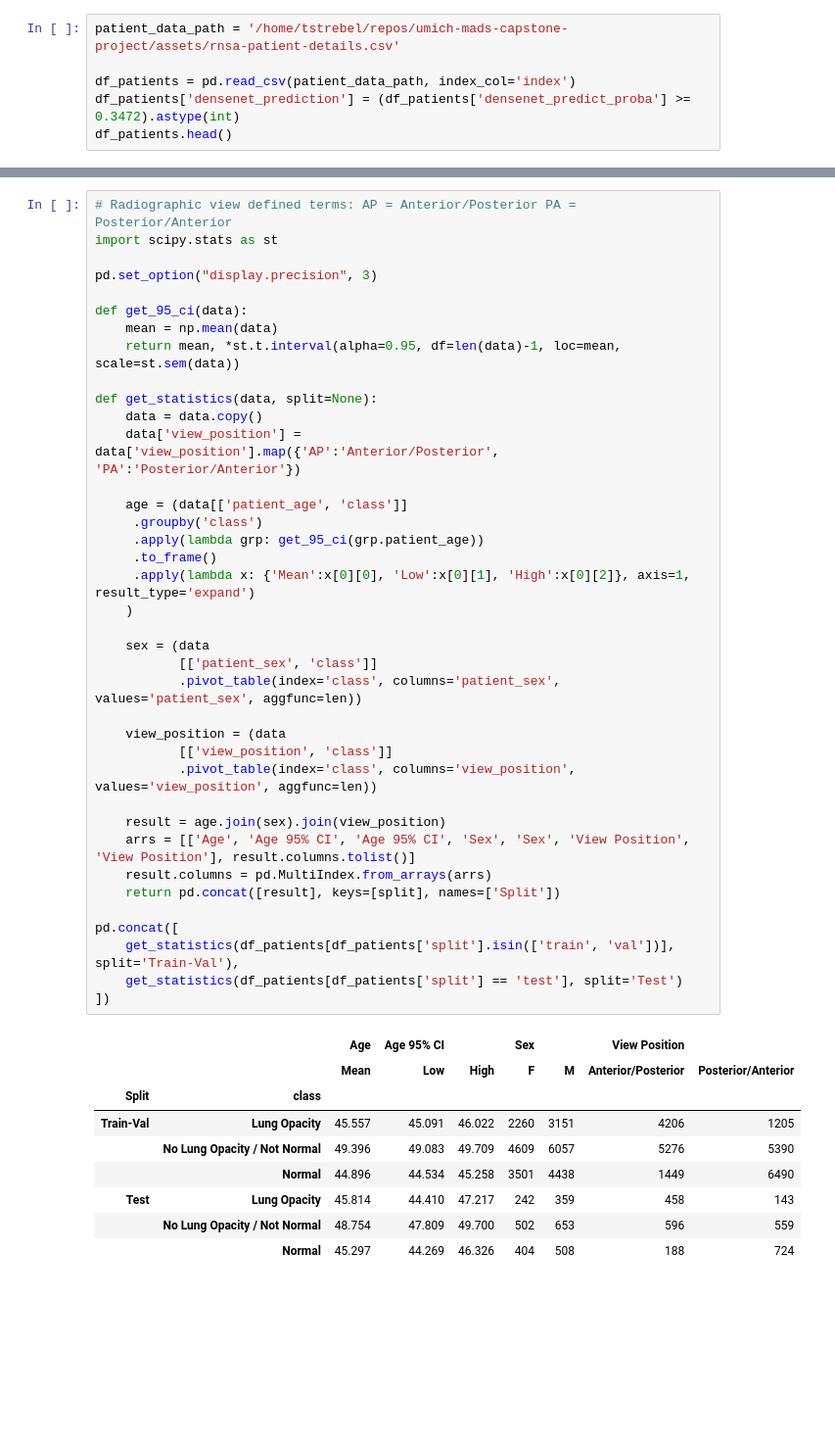
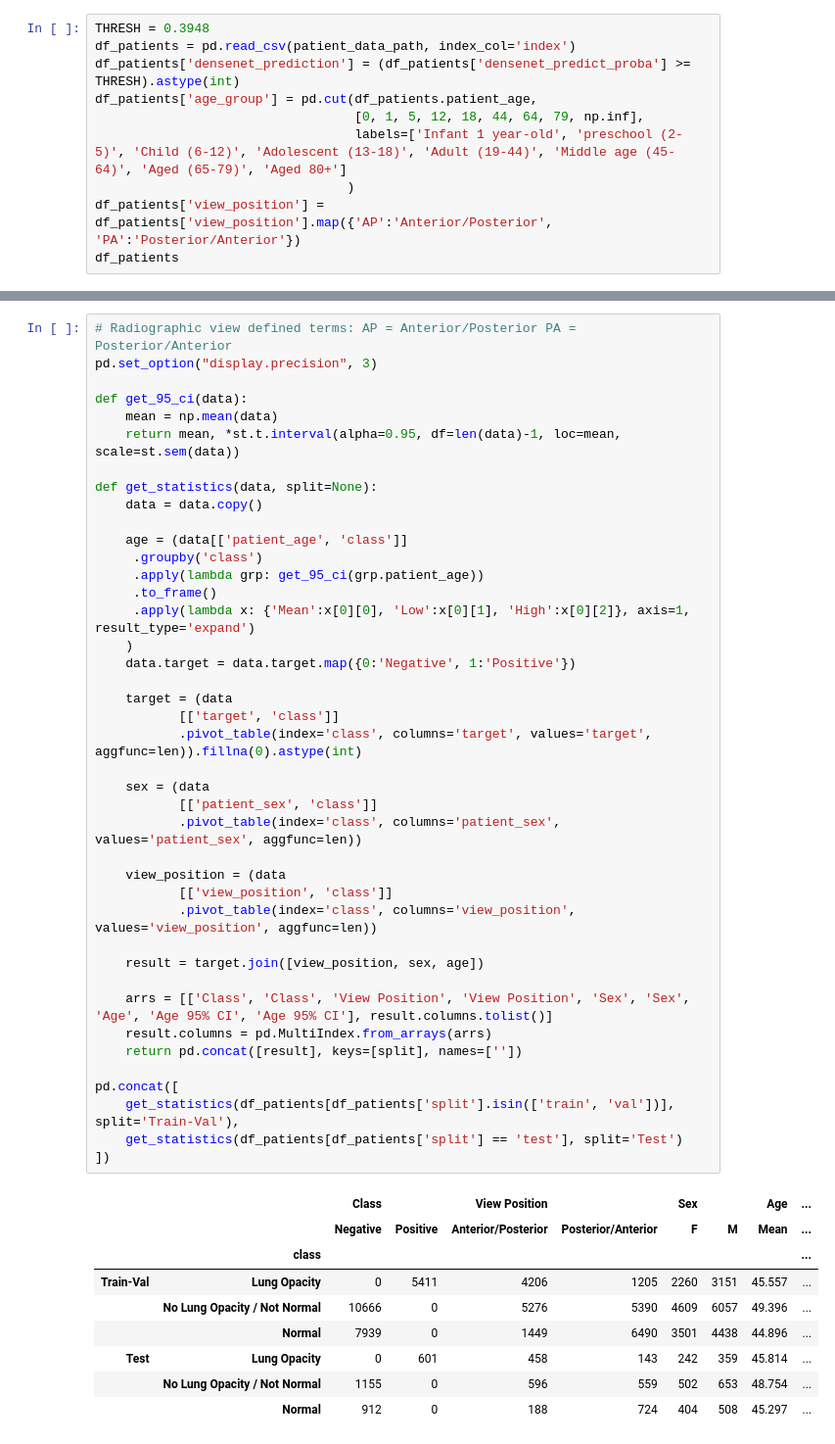
Before and after one commit to Tstrebe2/umich-mads-capstone-project, a Jupyter notebook: tstrebe2/rnsa/eda-notebook.ipynb, the cells around one changed output, grey strips where cells are left out. Shown at 98% size. Drawn from its saved outputs; the diff is of its cells as text; blank space fills up the shorter version.

```diff
--- a/tstrebe2/rnsa/eda-notebook.ipynb
+++ b/tstrebe2/rnsa/eda-notebook.ipynb
@@ -49,8 +52,12 @@ plt.show()
 <Figure size 432x288 with 0 Axes>
 # %%
-patient_data_path = '/home/tstrebel/repos/umich-mads-capstone-project/assets/rnsa-patient-details.csv'
-
+THRESH = 0.3948
 df_patients = pd.read_csv(patient_data_path, index_col='index')
-df_patients['densenet_prediction'] = (df_patients['densenet_predict_proba'] >= 0.3472).astype(int)
-df_patients.head()
+df_patients['densenet_prediction'] = (df_patients['densenet_predict_proba'] >= THRESH).astype(int)
+df_patients['age_group'] = pd.cut(df_patients.patient_age,
+                                  [0, 1, 5, 12, 18, 44, 64, 79, np.inf],
+                                  labels=['Infant 1 year-old', 'preschool (2-5)', 'Child (6-12)', 'Adolescent (13-18)', 'Adult (19-44)', 'Middle age (45-64)', 'Aged (65-79)', 'Aged 80+']
+                                 )
+df_patients['view_position'] = df_patients['view_position'].map({'AP':'Anterior/Posterior', 'PA':'Posterior/Anterior'})
+df_patients
 # %% [output]
@@ -64,49 +113,52 @@ df_patients.head()
 # %%
 # Radiographic view defined terms: AP = Anterior/Posterior PA = Posterior/Anterior
-import scipy.stats as st
-
 pd.set_option("display.precision", 3)
 
 def get_95_ci(data):
     mean = np.mean(data)
     return mean, *st.t.interval(alpha=0.95, df=len(data)-1, loc=mean, scale=st.sem(data))
 
 def get_statistics(data, split=None):
     data = data.copy()
-    data['view_position'] = data['view_position'].map({'AP':'Anterior/Posterior', 'PA':'Posterior/Anterior'})
 
     age = (data[['patient_age', 'class']]
      .groupby('class')
      .apply(lambda grp: get_95_ci(grp.patient_age))
      .to_frame()
      .apply(lambda x: {'Mean':x[0][0], 'Low':x[0][1], 'High':x[0][2]}, axis=1, result_type='expand')
     )
+    data.target = data.target.map({0:'Negative', 1:'Positive'})
+
+    target = (data
+           [['target', 'class']]
+           .pivot_table(index='class', columns='target', values='target', aggfunc=len)).fillna(0).astype(int)
 
     sex = (data
            [['patient_sex', 'class']]
            .pivot_table(index='class', columns='patient_sex', values='patient_sex', aggfunc=len))
 
     view_position = (data
            [['view_position', 'class']]
            .pivot_table(index='class', columns='view_position', values='view_position', aggfunc=len))
 
-    result = age.join(sex).join(view_position)
-    arrs = [['Age', 'Age 95% CI', 'Age 95% CI', 'Sex', 'Sex', 'View Position', 'View Position'], result.columns.tolist()]
+    result = target.join([view_position, sex, age])
+
+    arrs = [['Class', 'Class', 'View Position', 'View Position', 'Sex', 'Sex', 'Age', 'Age 95% CI', 'Age 95% CI'], result.columns.tolist()]
     result.columns = pd.MultiIndex.from_arrays(arrs)
-    return pd.concat([result], keys=[split], names=['Split'])
+    return pd.concat([result], keys=[split], names=[''])
 
 pd.concat([
     get_statistics(df_patients[df_patients['split'].isin(['train', 'val'])], split='Train-Val'),
     get_statistics(df_patients[df_patients['split'] == 'test'], split='Test')
 ])
 # %% [output]
-|  |  | Age | Age 95% CI |  | Sex |  | View Position |  |
-|  |  | Mean | Low | High | F | M | Anterior/Posterior | Posterior/Anterior |
-| Split | class |  |  |  |  |  |  |  |
-| Train-Val | Lung Opacity | 45.557 | 45.091 | 46.022 | 2260 | 3151 | 4206 | 1205 |
-|  | No Lung Opacity / Not Normal | 49.396 | 49.083 | 49.709 | 4609 | 6057 | 5276 | 5390 |
-|  | Normal | 44.896 | 44.534 | 45.258 | 3501 | 4438 | 1449 | 6490 |
-| Test | Lung Opacity | 45.814 | 44.410 | 47.217 | 242 | 359 | 458 | 143 |
-|  | No Lung Opacity / Not Normal | 48.754 | 47.809 | 49.700 | 502 | 653 | 596 | 559 |
-|  | Normal | 45.297 | 44.269 | 46.326 | 404 | 508 | 188 | 724 |
+|  |  | Class |  | View Position |  | Sex |  | Age | ... |
+|  |  | Negative | Positive | Anterior/Posterior | Posterior/Anterior | F | M | Mean | ... |
+|  | class |  |  |  |  |  |  |  | ... |
+| Train-Val | Lung Opacity | 0 | 5411 | 4206 | 1205 | 2260 | 3151 | 45.557 | ... |
+|  | No Lung Opacity / Not Normal | 10666 | 0 | 5276 | 5390 | 4609 | 6057 | 49.396 | ... |
+|  | Normal | 7939 | 0 | 1449 | 6490 | 3501 | 4438 | 44.896 | ... |
+| Test | Lung Opacity | 0 | 601 | 458 | 143 | 242 | 359 | 45.814 | ... |
+|  | No Lung Opacity / Not Normal | 1155 | 0 | 596 | 559 | 502 | 653 | 48.754 | ... |
+|  | Normal | 912 | 0 | 188 | 724 | 404 | 508 | 45.297 | ... |
 # %%
```
Also changed, not shown: parts of 14 cells of this notebook, 5 other files.
